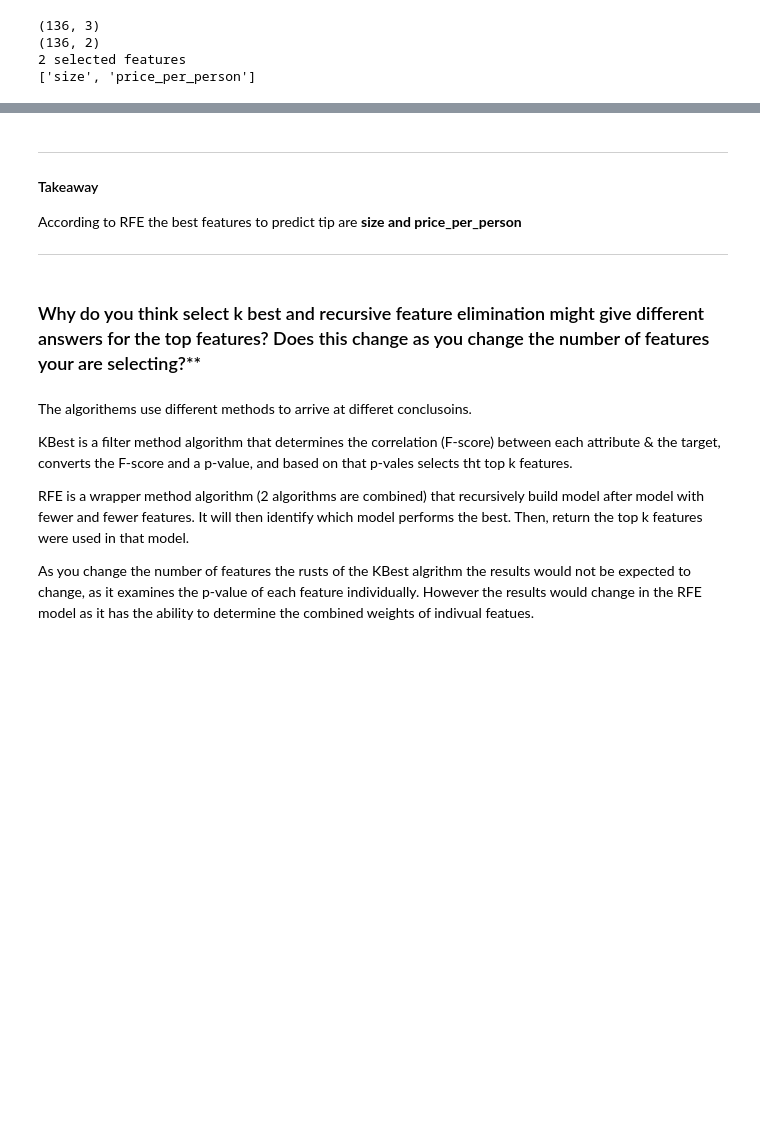
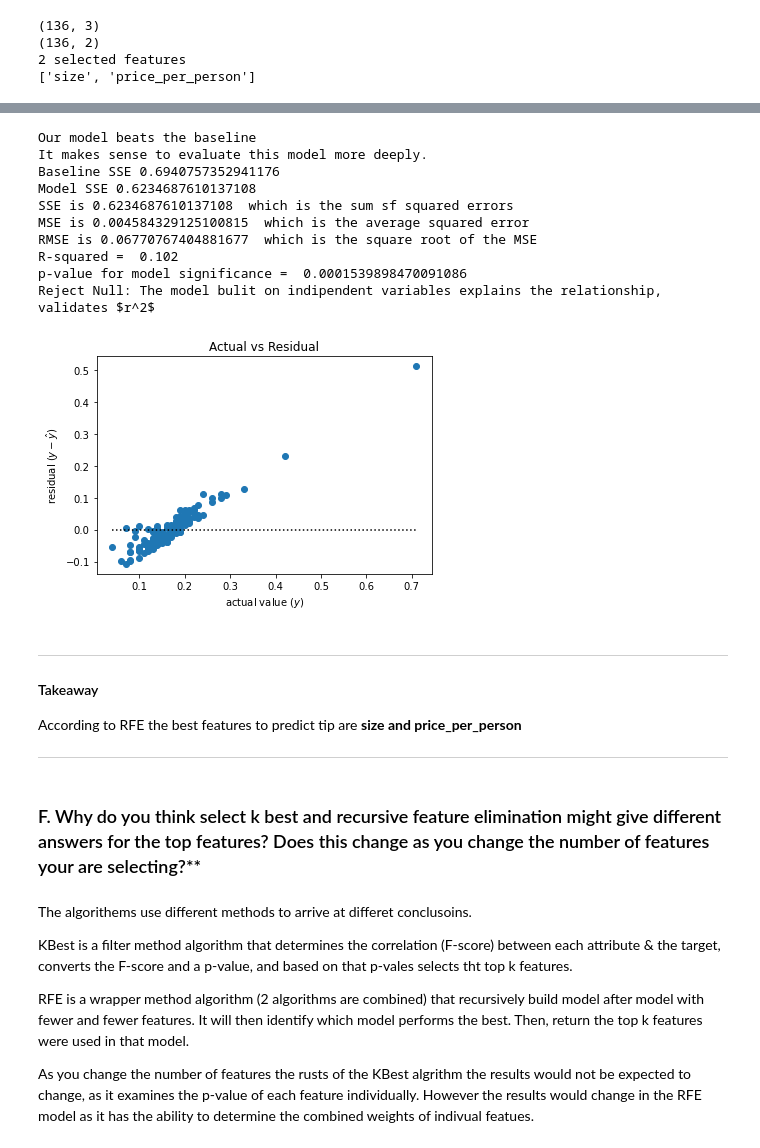
Before and after one commit to CSolitaire/regression-exercises, a Jupyter notebook: feature_engineering.ipynb, the cells around one changed output, grey strips where cells are left out. Cells and saved outputs as stored; diff of their text form; code cells hidden in the pictures; blank space fills up the shorter version.

```diff
--- a/feature_engineering.ipynb
+++ b/feature_engineering.ipynb
@@ -783,3 +833,18 @@ print(rfe_feature)
+# %%
+# Evaluatin price_per_person
+linear_model(ols('tip_percentage ~ price_per_person', train).fit(), train.tip_percentage, train.price_per_person)
+# %% [output]
+Our model beats the baseline
+It makes sense to evaluate this model more deeply.
+Baseline SSE 0.6940757352941176
+Model SSE 0.6234687610137108
+SSE is 0.6234687610137108  which is the sum sf squared errors
+MSE is 0.004584329125100815  which is the average squared error
+RMSE is 0.06770767404881677  which is the square root of the MSE
+R-squared =  0.102
+p-value for model significance =  0.0001539898470091086
+Reject Null: The model bulit on indipendent variables explains the relationship, validates $r^2$
+[figure, added]
 # %% [markdown]
 ***
 
@@ -788,7 +853,7 @@ According to RFE the best features to predict tip are **size and price_per_perso
 
 ***
 # %% [markdown]
-### Why do you think select k best and recursive feature elimination might give different answers for the top features? Does this change as you change the number of features your are selecting?**
+### F. Why do you think select k best and recursive feature elimination might give different answers for the top features? Does this change as you change the number of features your are selecting?**
 # %% [markdown]
 The algorithems use different methods to arrive at differet conclusoins.
 
```
Also changed, not shown: parts of 21 cells of this notebook.
